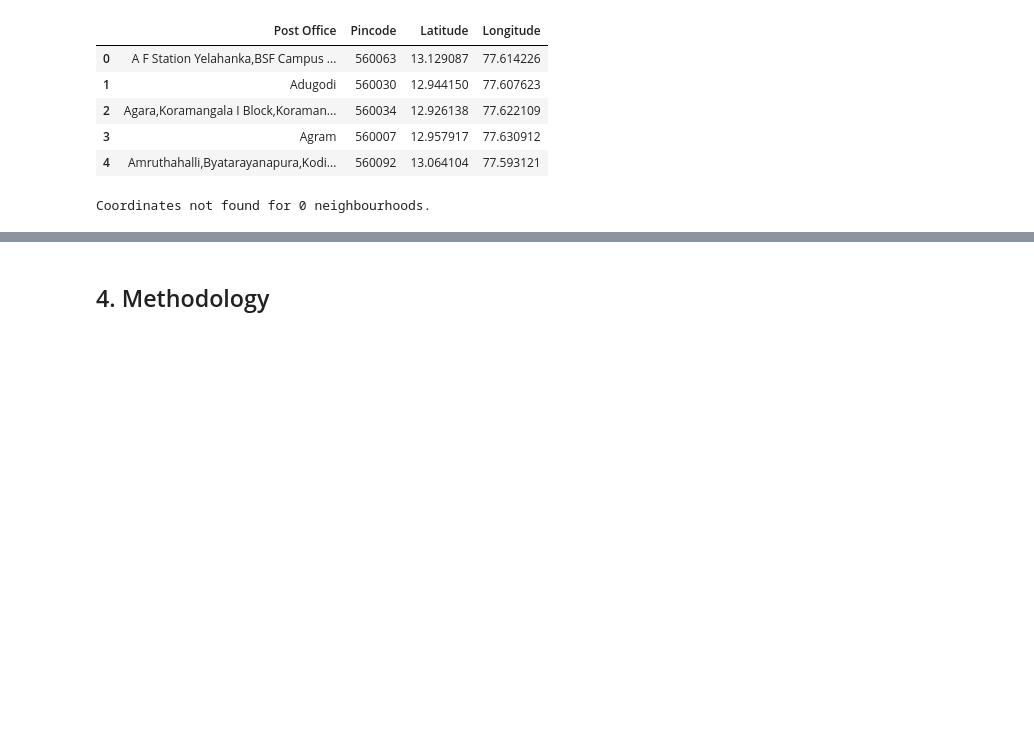
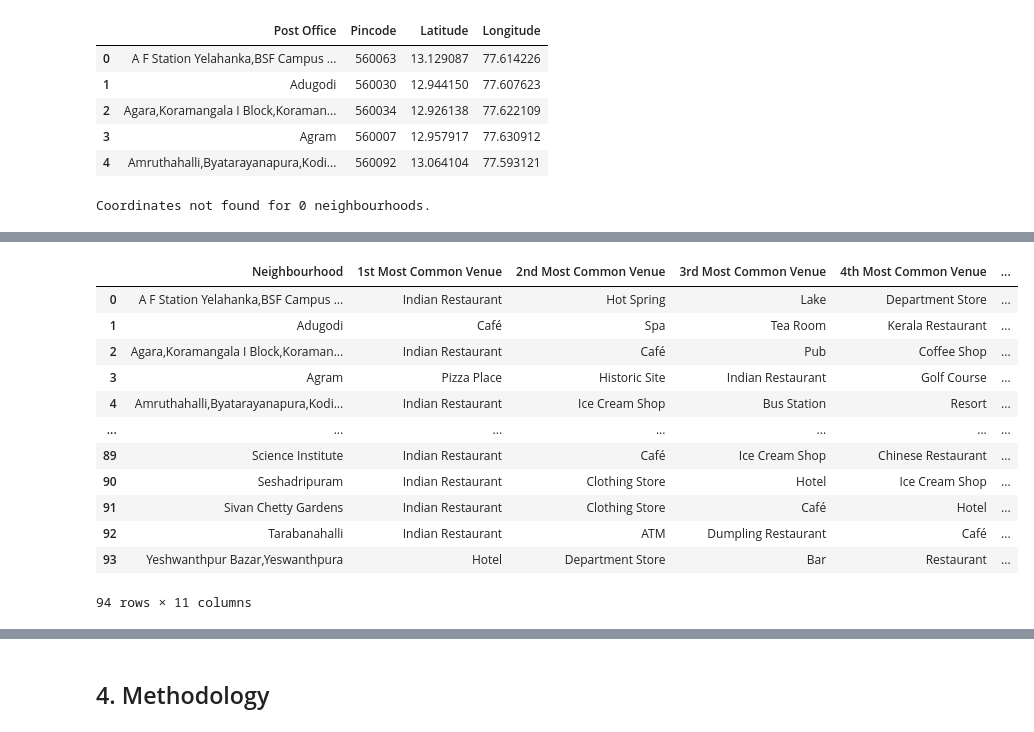
Before and after one commit to sinhars/Coursera_Capstone, a Jupyter notebook: capstone_project_final.ipynb, the cells around one changed output, grey strips where cells are left out. Cells and saved outputs as stored; diff of their text form; code cells hidden in the pictures; blank space fills up the shorter version.

```diff
--- a/capstone_project_final.ipynb
+++ b/capstone_project_final.ipynb
@@ -146,0 +258,8 @@ Coordinates not found for 0 neighbourhoods.
+# %%
+try:
+    allVenues = pd.read_csv(filepath_or_buffer=BANGALORE_VENUES)
+except:
+    allVenues = getCompleteVenueList(names=newDF["Neighbourhood"], latitudes=newDF["Latitude"], longitudes=newDF["Longitude"])
+    allVenues.to_csv(path_or_buf=BANGALORE_VENUES, index=False)
+print("We found {} venues across {} neighbourhoods.".format(allVenues.shape[0], len(allVenues["Neighbourhood"].unique())))
+allVenues.head()
@@ -146,0 +291,5 @@ Coordinates not found for 0 neighbourhoods.
+# %%
+venuesOnehot = pd.get_dummies(allVenues[["Category"]], prefix="", prefix_sep="")
+venuesOnehot.insert(loc=0, column="Neighbourhood", value=allVenues["Neighbourhood"])
+print(venuesOnehot.shape)
+venuesOnehot.head()
@@ -146,0 +305,4 @@ Coordinates not found for 0 neighbourhoods.
+# %%
+venuesGrouped = venuesOnehot.groupby("Neighbourhood").mean().reset_index()
+print(venuesGrouped.shape)
+venuesGrouped.head()
@@ -146,0 +318,36 @@ Coordinates not found for 0 neighbourhoods.
+# %%
+def getMostCommonVenues(row, numTopVenues):
+    rowCategories = row.iloc[1:]
+    rowCategoriesSorted = rowCategories.sort_values(ascending=False)
+    return rowCategoriesSorted.index.values[0:numTopVenues]
+# %%
+numTopVenues = 10
+indicators = ["st", "nd", "rd"]
+columns = ["Neighbourhood"]
+for ind in np.arange(numTopVenues):
+    try:
+        columns.append("{}{} Most Common Venue".format(ind+1, indicators[ind]))
+    except:
+        columns.append("{}th Most Common Venue".format(ind+1))
+
+neighVenuesSorted = pd.DataFrame(columns=columns)
+neighVenuesSorted["Neighbourhood"] = venuesGrouped["Neighbourhood"]
+
+for ind in np.arange(venuesGrouped.shape[0]):
+    neighVenuesSorted.iloc[ind, 1:] = getMostCommonVenues(venuesGrouped.iloc[ind, :], numTopVenues)
+
+neighVenuesSorted
+# %% [output]
+|  | Neighbourhood | 1st Most Common Venue | 2nd Most Common Venue | 3rd Most Common Venue | 4th Most Common Venue | ... |
+| 0 | A F Station Yelahanka,BSF Campus ... | Indian Restaurant | Hot Spring | Lake | Department Store | ... |
+| 1 | Adugodi | Café | Spa | Tea Room | Kerala Restaurant | ... |
+| 2 | Agara,Koramangala I Block,Koraman... | Indian Restaurant | Café | Pub | Coffee Shop | ... |
+| 3 | Agram | Pizza Place | Historic Site | Indian Restaurant | Golf Course | ... |
+| 4 | Amruthahalli,Byatarayanapura,Kodi... | Indian Restaurant | Ice Cream Shop | Bus Station | Resort | ... |
+| ... | ... | ... | ... | ... | ... | ... |
+| 89 | Science Institute | Indian Restaurant | Café | Ice Cream Shop | Chinese Restaurant | ... |
+| 90 | Seshadripuram | Indian Restaurant | Clothing Store | Hotel | Ice Cream Shop | ... |
+| 91 | Sivan Chetty Gardens | Indian Restaurant | Clothing Store | Café | Hotel | ... |
+| 92 | Tarabanahalli | Indian Restaurant | ATM | Dumpling Restaurant | Café | ... |
+| 93 | Yeshwanthpur Bazar,Yeswanthpura | Hotel | Department Store | Bar | Restaurant | ... |
+94 rows × 11 columns
```
Also changed, not shown: parts of 23 cells of this notebook, 2 other files.
